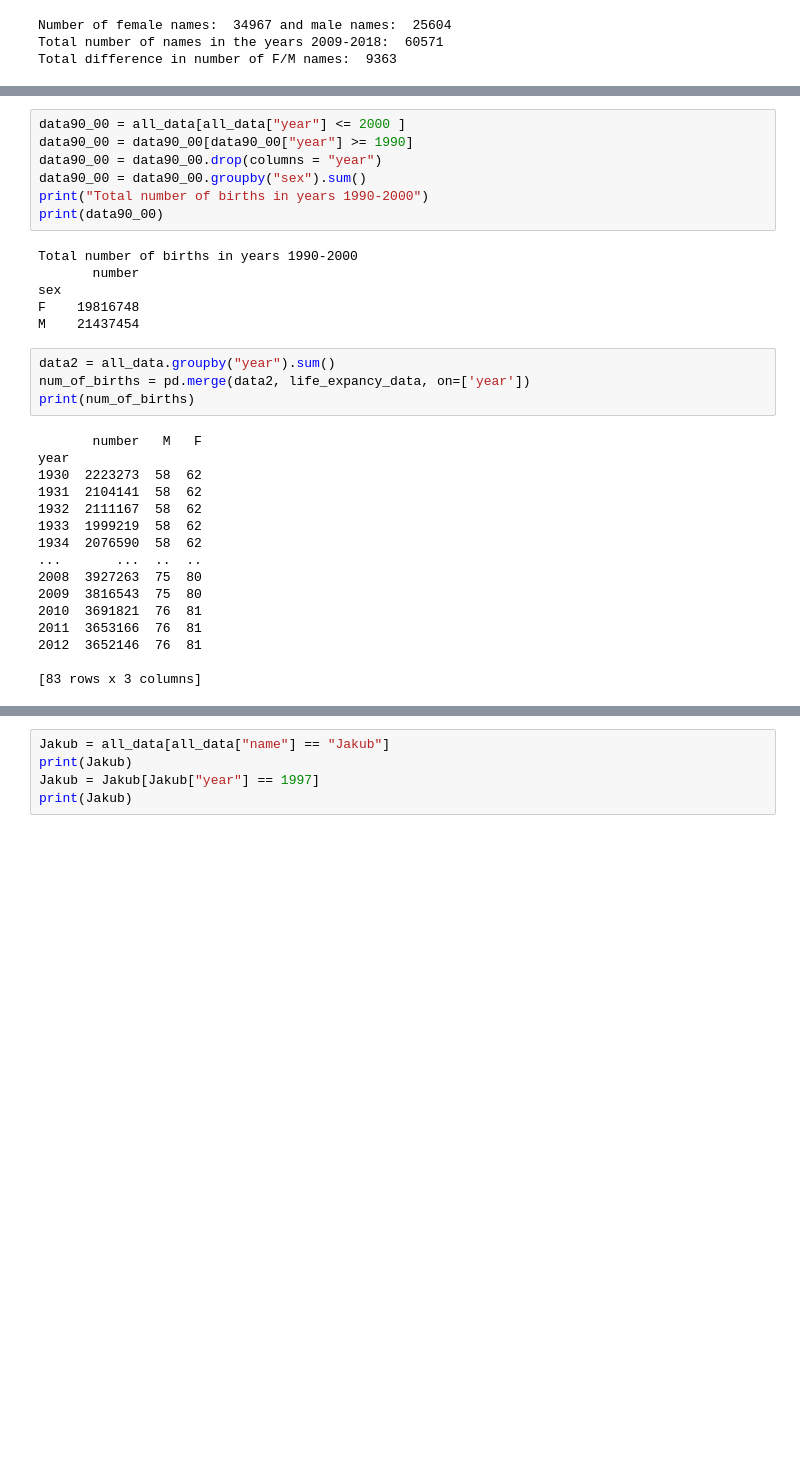
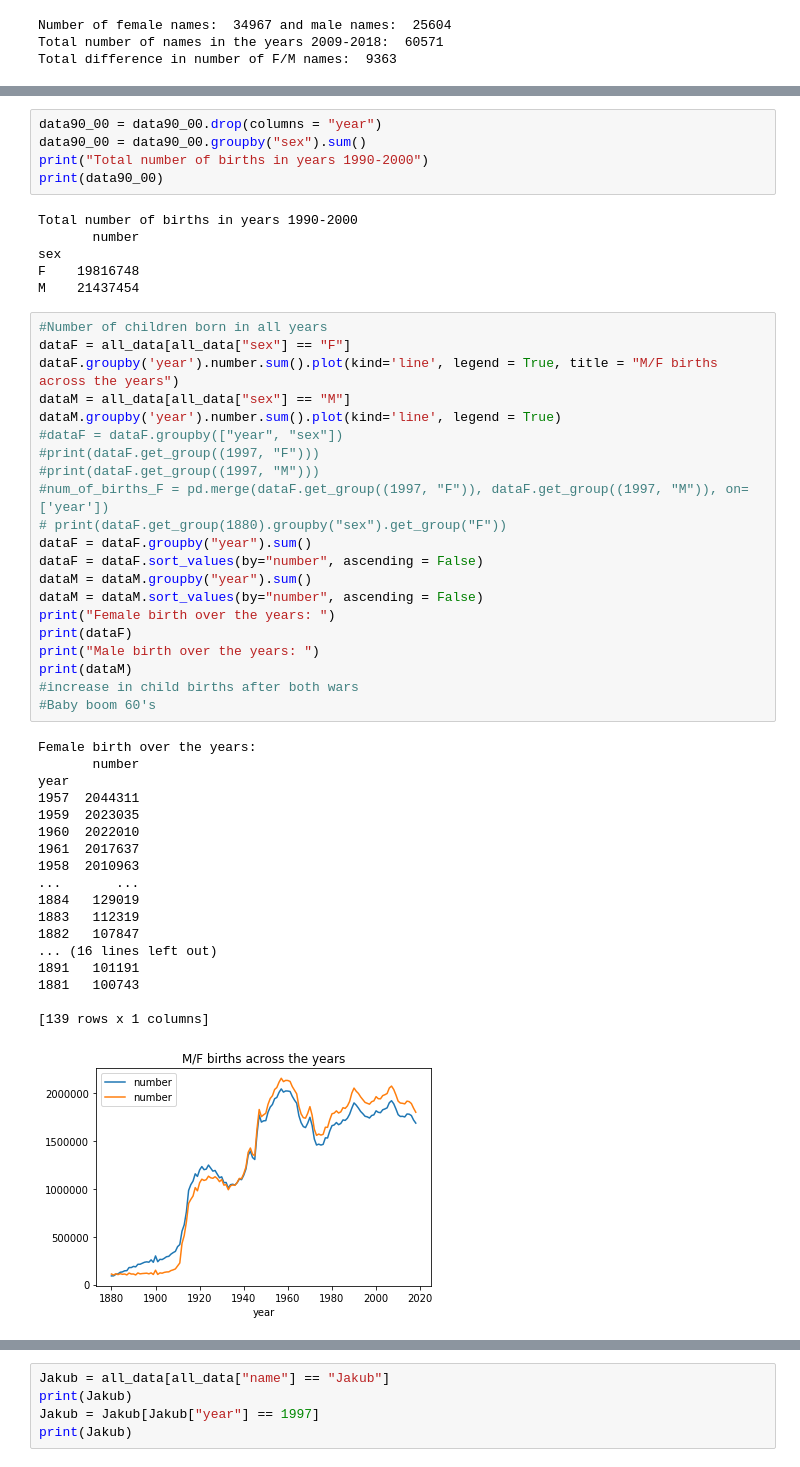
Before and after one commit to Janasu97/task3Data, a Jupyter notebook: Main.ipynb, the cells around one changed output, grey strips where cells are left out. Cells and saved outputs as stored; diff of their text form; blank space fills up the shorter version.

```diff
--- a/Main.ipynb
+++ b/Main.ipynb
@@ -112,6 +141,4 @@ Total difference in number of F/M names:  9363
 # %%
-data90_00 = all_data[all_data["year"] <= 2000 ]
-data90_00 = data90_00[data90_00["year"] >= 1990]
 data90_00 = data90_00.drop(columns = "year")
 data90_00 = data90_00.groupby("sex").sum()
 print("Total number of births in years 1990-2000")
@@ -122,23 +149,43 @@ Total number of births in years 1990-2000
 sex
 F    19816748
 M    21437454
-# %%
-data2 = all_data.groupby("year").sum()
-num_of_births = pd.merge(data2, life_expancy_data, on=['year'])
-print(num_of_births)
-# %% [output]
-       number   M   F
-year
-1930  2223273  58  62
-1931  2104141  58  62
-1932  2111167  58  62
-1933  1999219  58  62
-1934  2076590  58  62
-...       ...  ..  ..
-2008  3927263  75  80
-2009  3816543  75  80
-2010  3691821  76  81
-2011  3653166  76  81
-2012  3652146  76  81
-
-[83 rows x 3 columns]
+# %%
+#Number of children born in all years
+dataF = all_data[all_data["sex"] == "F"]
+dataF.groupby('year').number.sum().plot(kind='line', legend = True, title = "M/F births across the years")
+dataM = all_data[all_data["sex"] == "M"]
+dataM.groupby('year').number.sum().plot(kind='line', legend = True)
+#dataF = dataF.groupby(["year", "sex"])
+#print(dataF.get_group((1997, "F")))
+#print(dataF.get_group((1997, "M")))
+#num_of_births_F = pd.merge(dataF.get_group((1997, "F")), dataF.get_group((1997, "M")), on=['year'])
+# print(dataF.get_group(1880).groupby("sex").get_group("F"))
+dataF = dataF.groupby("year").sum()
+dataF = dataF.sort_values(by="number", ascending = False)
+dataM = dataM.groupby("year").sum()
+dataM = dataM.sort_values(by="number", ascending = False)
+print("Female birth over the years: ")
+print(dataF)
+print("Male birth over the years: ")
+print(dataM)
+#increase in child births after both wars
+#Baby boom 60's
+# %% [output]
+Female birth over the years:
+       number
+year
+1957  2044311
+1959  2023035
+1960  2022010
+1961  2017637
+1958  2010963
+...       ...
+1884   129019
+1883   112319
+1882   107847
+... (16 lines left out)
+1891   101191
+1881   100743
+
+[139 rows x 1 columns]
+[figure, added]
```
Also changed, not shown: parts of 19 cells of this notebook.
